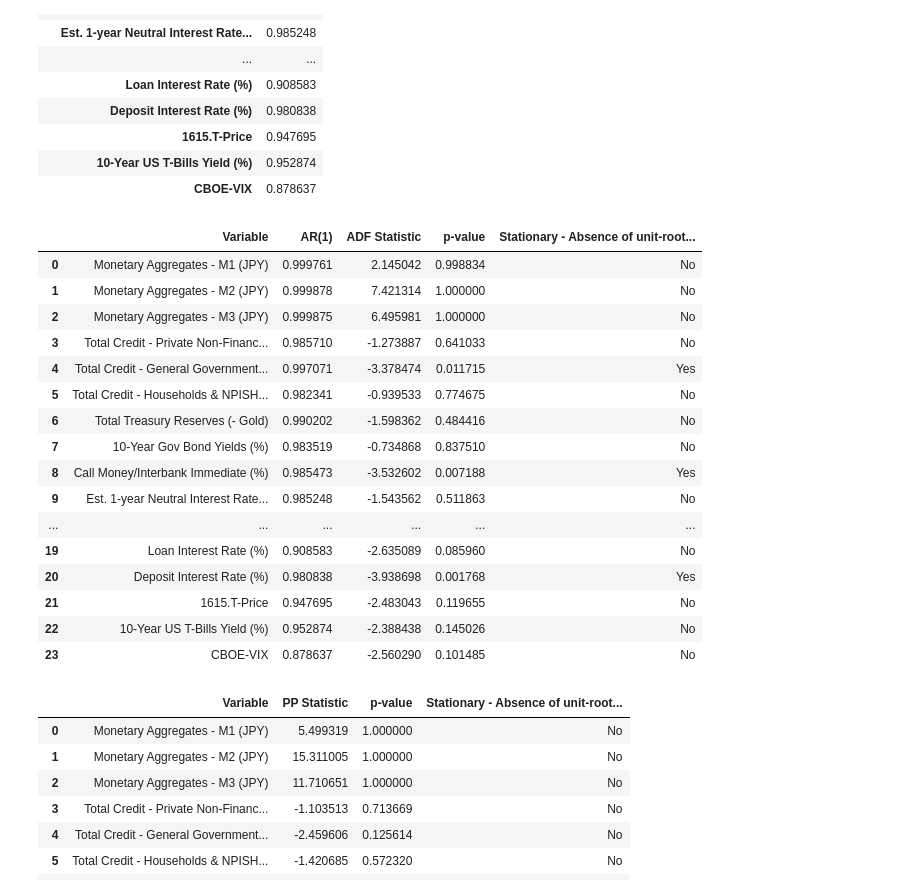
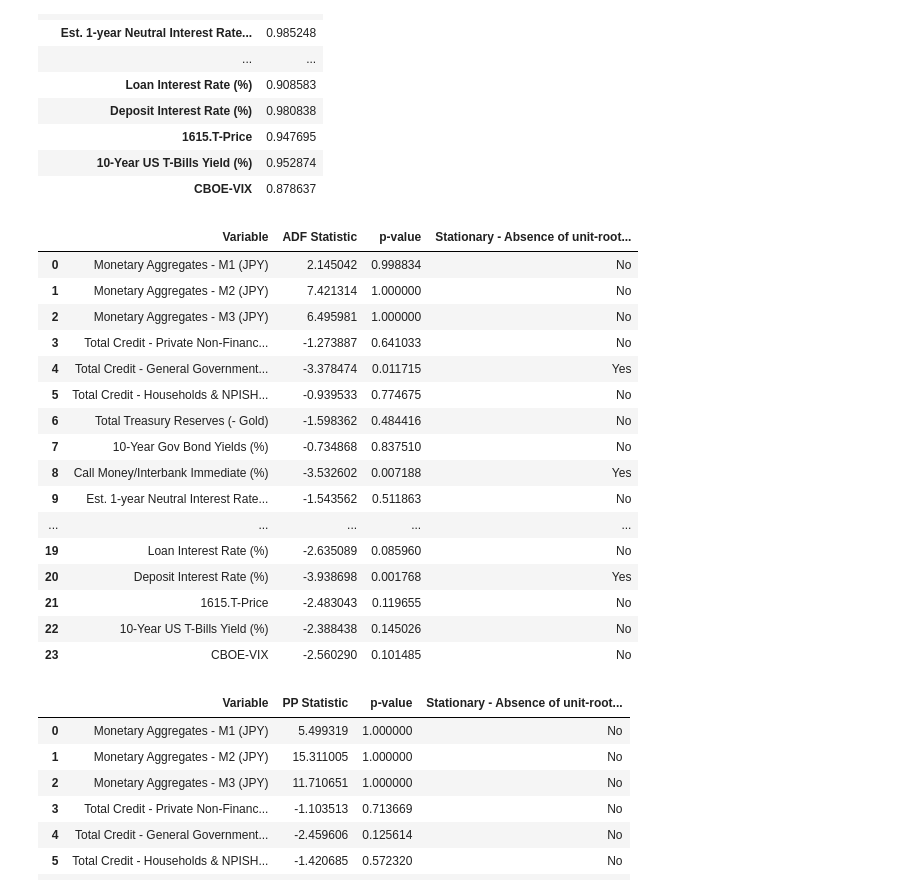
Before and after one commit to EliaLand/PVAR_japan_endogenous_money, a Jupyter notebook: Module3_data_diagnosis.ipynb, the cells around one changed output. Saved outputs shown, nothing was run; the diff lists cells and outputs as text; code cells hidden in the pictures.

```diff
--- a/Module3_data_diagnosis.ipynb
+++ b/Module3_data_diagnosis.ipynb
@@ -124,51 +124,50 @@ jp_ar1_df
 # Unit-root Testing - Adfuller Test
 # Drop non-numeric columns and handle missing data
 df = jp_aggregated_df.copy()
 jp_aggregated_numeric = df.drop(columns=["Country", "Time"]).dropna()
 
 # (!!!) We need to initialize the results as empty list before execuding the test
 results = []
 
 for col in jp_aggregated_numeric.columns:
     series = jp_aggregated_numeric[col]
 
 # As before, we extract the AR(1) coefficients
     ar1 = series.autocorr(lag=1)
 
 # Augmented Dickey-Fuller (ADF) unit root test
     adf_result = adfuller(series, autolag="AIC")
     adf_stat = adf_result[0]
     p_value = adf_result[1]
     crit_values = adf_result[4]
 
     results.append({
         "Variable": col,
-        "AR(1)": ar1,
         "ADF Statistic": adf_stat,
         "p-value": p_value,
         "Stationary - Absence of unit-root (HP1)": "Yes" if p_value < 0.05 else "No"
     })
 
 jp_adf_df = pd.DataFrame(results)
 jp_adf_df
 # %% [output]
-|  | Variable | AR(1) | ADF Statistic | p-value | Stationary - Absence of unit-root... |
-| 0 | Monetary Aggregates - M1 (JPY) | 0.999761 | 2.145042 | 0.998834 | No |
-| 1 | Monetary Aggregates - M2 (JPY) | 0.999878 | 7.421314 | 1.000000 | No |
-| 2 | Monetary Aggregates - M3 (JPY) | 0.999875 | 6.495981 | 1.000000 | No |
-| 3 | Total Credit - Private Non-Financ... | 0.985710 | -1.273887 | 0.641033 | No |
-| 4 | Total Credit - General Government... | 0.997071 | -3.378474 | 0.011715 | Yes |
-| 5 | Total Credit - Households & NPISH... | 0.982341 | -0.939533 | 0.774675 | No |
-| 6 | Total Treasury Reserves (- Gold) | 0.990202 | -1.598362 | 0.484416 | No |
-| 7 | 10-Year Gov Bond Yields (%) | 0.983519 | -0.734868 | 0.837510 | No |
-| 8 | Call Money/Interbank Immediate (%) | 0.985473 | -3.532602 | 0.007188 | Yes |
-| 9 | Est. 1-year Neutral Interest Rate... | 0.985248 | -1.543562 | 0.511863 | No |
-| ... | ... | ... | ... | ... | ... |
-| 19 | Loan Interest Rate (%) | 0.908583 | -2.635089 | 0.085960 | No |
-| 20 | Deposit Interest Rate (%) | 0.980838 | -3.938698 | 0.001768 | Yes |
-| 21 | 1615.T-Price | 0.947695 | -2.483043 | 0.119655 | No |
-| 22 | 10-Year US T-Bills Yield (%) | 0.952874 | -2.388438 | 0.145026 | No |
-| 23 | CBOE-VIX | 0.878637 | -2.560290 | 0.101485 | No |
+|  | Variable | ADF Statistic | p-value | Stationary - Absence of unit-root... |
+| 0 | Monetary Aggregates - M1 (JPY) | 2.145042 | 0.998834 | No |
+| 1 | Monetary Aggregates - M2 (JPY) | 7.421314 | 1.000000 | No |
+| 2 | Monetary Aggregates - M3 (JPY) | 6.495981 | 1.000000 | No |
+| 3 | Total Credit - Private Non-Financ... | -1.273887 | 0.641033 | No |
+| 4 | Total Credit - General Government... | -3.378474 | 0.011715 | Yes |
+| 5 | Total Credit - Households & NPISH... | -0.939533 | 0.774675 | No |
+| 6 | Total Treasury Reserves (- Gold) | -1.598362 | 0.484416 | No |
+| 7 | 10-Year Gov Bond Yields (%) | -0.734868 | 0.837510 | No |
+| 8 | Call Money/Interbank Immediate (%) | -3.532602 | 0.007188 | Yes |
+| 9 | Est. 1-year Neutral Interest Rate... | -1.543562 | 0.511863 | No |
+| ... | ... | ... | ... | ... |
+| 19 | Loan Interest Rate (%) | -2.635089 | 0.085960 | No |
+| 20 | Deposit Interest Rate (%) | -3.938698 | 0.001768 | Yes |
+| 21 | 1615.T-Price | -2.483043 | 0.119655 | No |
+| 22 | 10-Year US T-Bills Yield (%) | -2.388438 | 0.145026 | No |
+| 23 | CBOE-VIX | -2.560290 | 0.101485 | No |
 # %%
 # Unit-root Testing - Phillips-Perron Test
 # (!!!) We need to initialize the results as empty list before execuding the test
```
Also changed, not shown: parts of 3 cells of this notebook, 7 other files.
